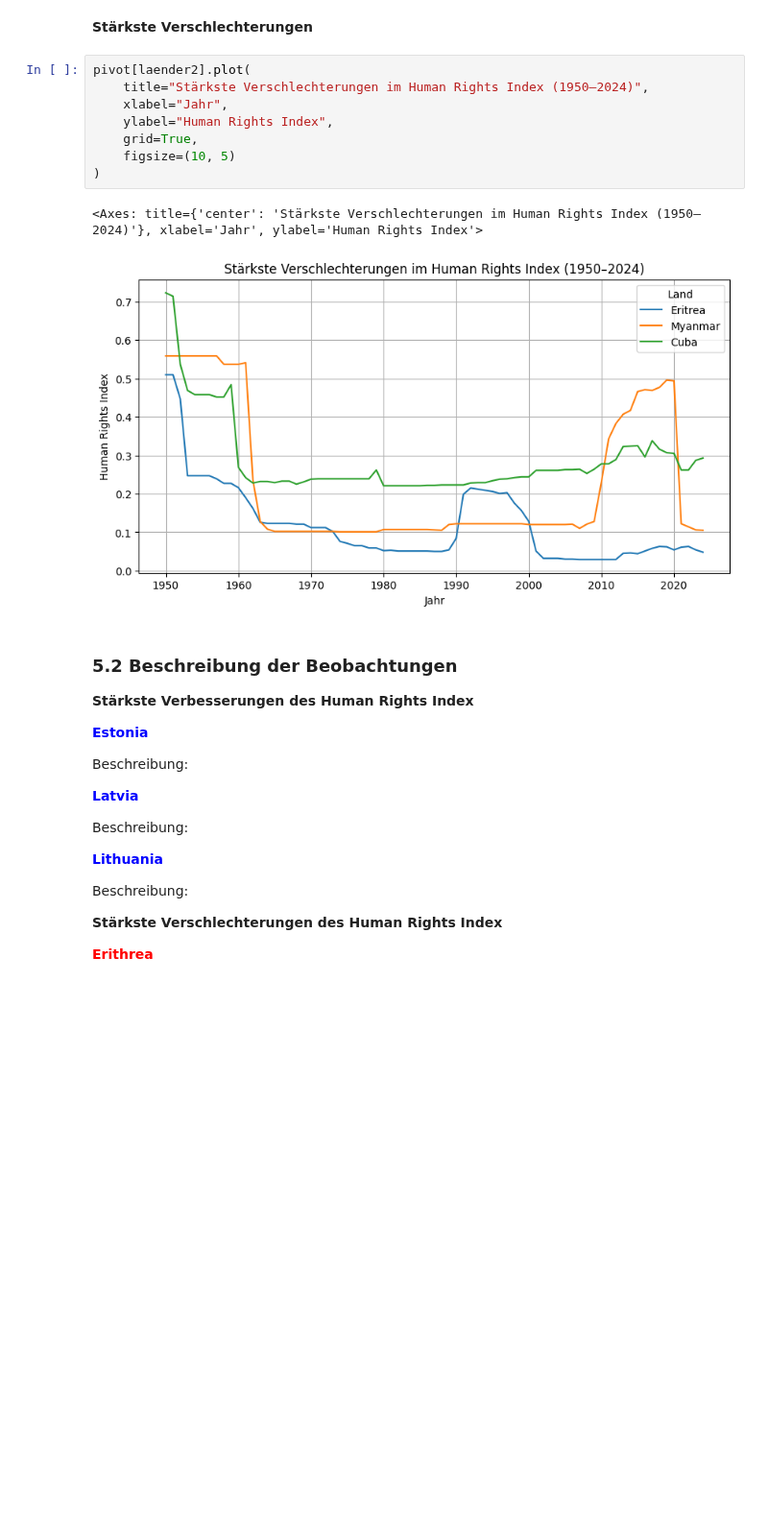
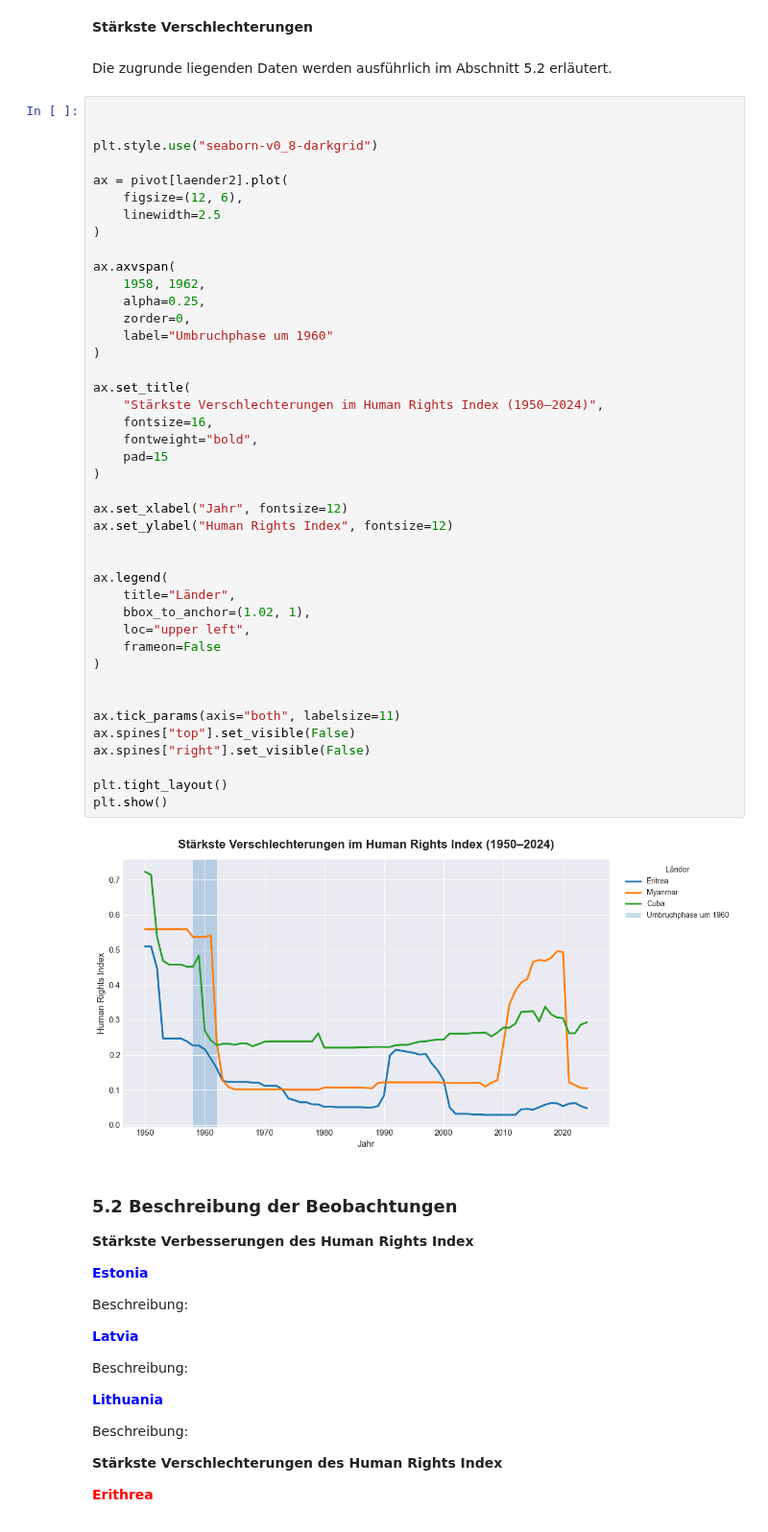
Before and after one commit to haschdav/LN-Python, a Jupyter notebook: LN_Python.ipynb, the cells around one changed output. Shown at 96% size. Drawn from its saved outputs; the diff is of its cells as text; blank space fills up the shorter version.

```diff
--- a/LN_Python.ipynb
+++ b/LN_Python.ipynb
@@ -354,16 +387,51 @@ pivot[laender1].plot(
 # %% [markdown]
 **Stärkste Verschlechterungen**
-# %%
-pivot[laender2].plot(
-    title="Stärkste Verschlechterungen im Human Rights Index (1950–2024)",
-    xlabel="Jahr",
-    ylabel="Human Rights Index",
-    grid=True,
-    figsize=(10, 5)
-)
-# %% [output]
-<Axes: title={'center': 'Stärkste Verschlechterungen im Human Rights Index (1950–2024)'}, xlabel='Jahr', ylabel='Human Rights Index'>
-[figure, removed]
+# %% [markdown]
+Die zugrunde liegenden Daten werden ausführlich im Abschnitt 5.2 erläutert.
+# %%
+
+
+plt.style.use("seaborn-v0_8-darkgrid")
+
+ax = pivot[laender2].plot(
+    figsize=(12, 6),
+    linewidth=2.5
+)
+
+ax.axvspan(
+    1958, 1962,
+    alpha=0.25,
+    zorder=0,
+    label="Umbruchphase um 1960"
+)
+
+ax.set_title(
+    "Stärkste Verschlechterungen im Human Rights Index (1950–2024)",
+    fontsize=16,
+    fontweight="bold",
+    pad=15
+)
+
+ax.set_xlabel("Jahr", fontsize=12)
+ax.set_ylabel("Human Rights Index", fontsize=12)
+
+
+ax.legend(
+    title="Länder",
+    bbox_to_anchor=(1.02, 1),
+    loc="upper left",
+    frameon=False
+)
+
+
+ax.tick_params(axis="both", labelsize=11)
+ax.spines["top"].set_visible(False)
+ax.spines["right"].set_visible(False)
+
+plt.tight_layout()
+plt.show()
+# %% [output]
+[figure, added]
 # %% [markdown]
 ### 5.2 Beschreibung der Beobachtungen
 **Stärkste Verbesserungen des Human Rights Index**
```
Also changed, not shown: parts of 9 cells of this notebook, 6 other files.
